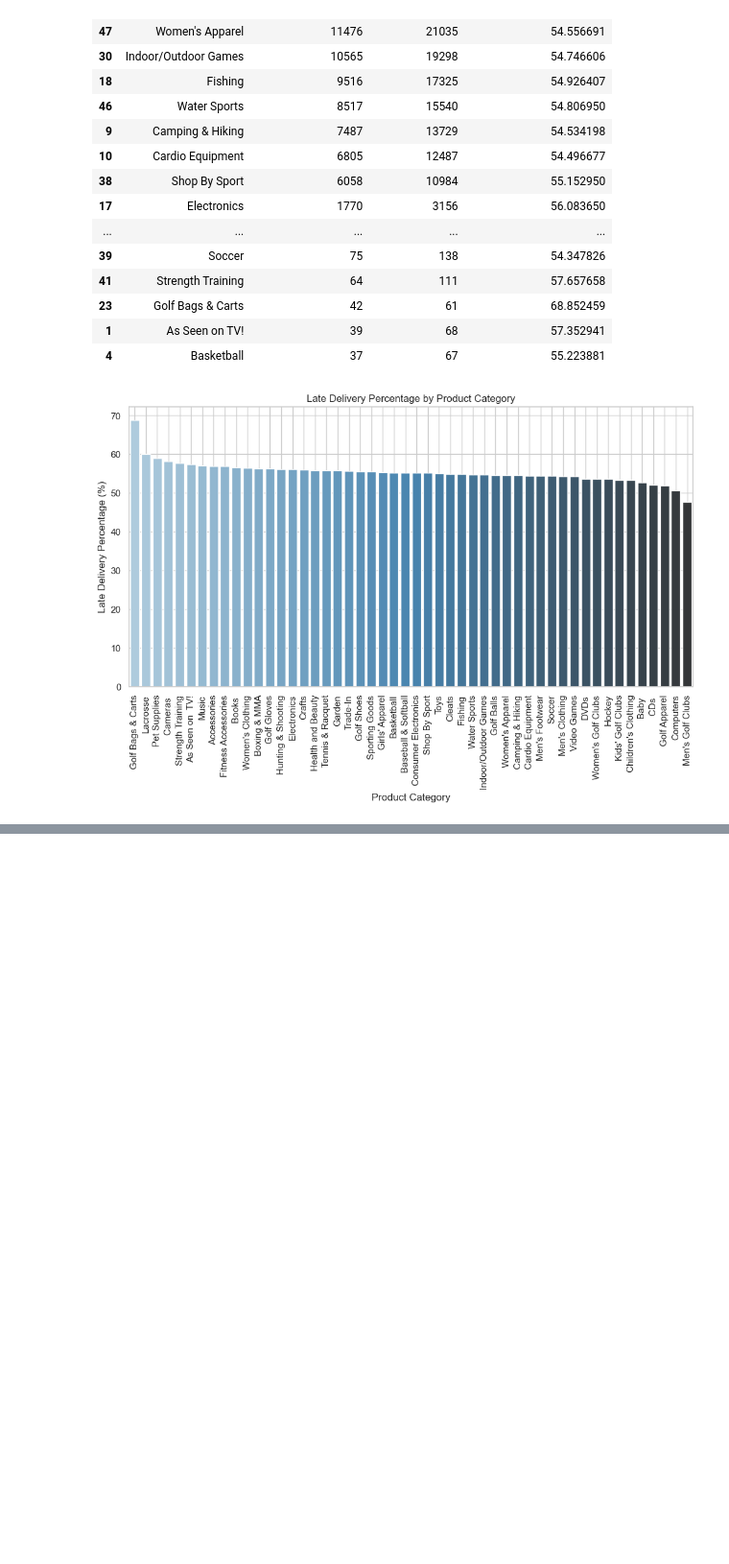
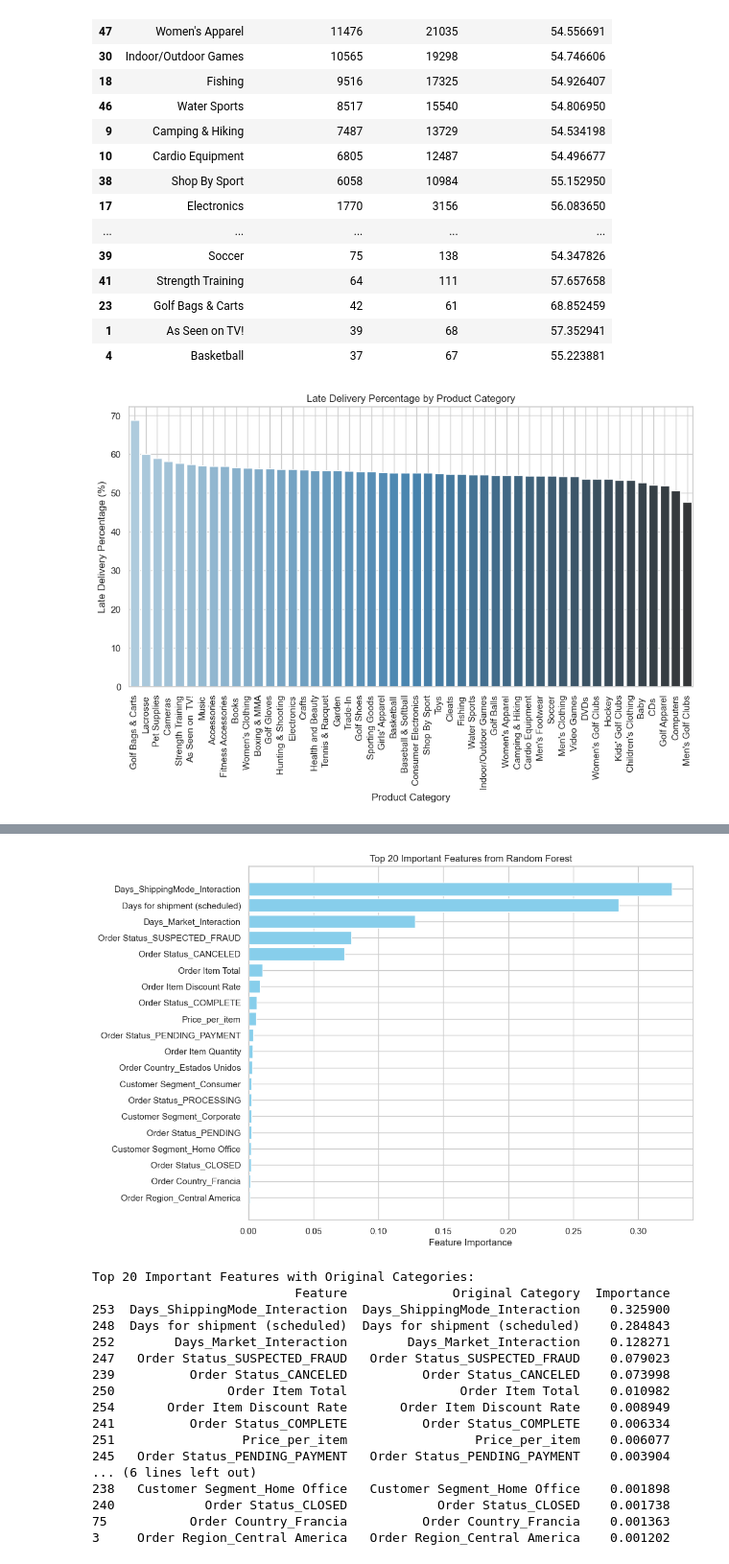
Before and after one commit to jforeroluque/Supply_Chain_Analysis, a Jupyter notebook: DMS020_Supply_Chain.ipynb, the cells around one changed output, grey strips where cells are left out. Shown at 96% size. Drawn from its saved outputs; the diff is of its cells as text; code cells hidden in the pictures; blank space fills up the shorter version.

Commit message:
Finished the ML models used for the analysis of hypothesis 1 and 2

```diff
--- a/DMS020_Supply_Chain.ipynb
+++ b/DMS020_Supply_Chain.ipynb
@@ -548,0 +628,20 @@ plt.show()
+# %%
+# Create a pipeline
+pipeline_rf = Pipeline(steps=[
+    ('preprocessor', preprocessor),
+    ('classifier', rf_Supply)
+])
+# %%
+# Split the data into training and testing sets
+X = df_cleaned[categorical_features_h1 + numeric_features_h1 + ['Market_index', 'Shipping_Mode_index']]
+y = df_cleaned['Late_delivery_risk']
+
+X_train, X_test, y_train, y_test = train_test_split(X, y, test_size=0.3, random_state=42)
+# %%
+# Fit the model and make predictions
+rf_model = pipeline_rf.fit(X_train, y_train)
+y_pred = rf_model.predict_proba(X_test)[:, 1]  # Get probabilities for class 1
+
+# Evaluate the model
+auc = roc_auc_score(y_test, y_pred)
+print(f"Random Forest AUC: {auc}")
@@ -548,0 +727,50 @@ plt.show()
+# %%
+# Plot the top 20 important features
+plt.figure(figsize=(10, 8))
+plt.barh(importance_data['Feature'].head(20), importance_data['Importance'].head(20), color='skyblue')
+plt.xlabel('Feature Importance')
+plt.title('Top 20 Important Features from Random Forest')
+plt.gca().invert_yaxis()  # Invert y-axis to have the most important feature on top
+plt.show()
+
+# Function to map one-hot encoded features back to their original category names
+def get_original_category(feature_name):
+    if '_ohe_' in feature_name:
+        col_name, index = feature_name.split('_ohe_h1_')
+        index = int(index)
+
+        # Mapping OneHotEncoder categories back to their original labels
+        encoder = best_model.named_steps['preprocessor'].transformers_[0][1]
+        original_labels = encoder.categories_[categorical_features_h1.index(col_name)]
+
+        if index < len(original_labels):
+            return original_labels[index]
+        else:
+            return "Unknown Category"
+    return feature_name
+
+# Apply the function to map feature names back to their original categories
+importance_data['Original Category'] = importance_data['Feature'].apply(get_original_category)
+
+# Display the top 20 features with their original categories
+print("Top 20 Important Features with Original Categories:")
+print(importance_data[['Feature', 'Original Category', 'Importance']].head(20))
+# %% [output]
+[figure, added]
+Top 20 Important Features with Original Categories:
+                           Feature              Original Category  Importance
+253  Days_ShippingMode_Interaction  Days_ShippingMode_Interaction    0.325900
+248  Days for shipment (scheduled)  Days for shipment (scheduled)    0.284843
+252        Days_Market_Interaction        Days_Market_Interaction    0.128271
+247   Order Status_SUSPECTED_FRAUD   Order Status_SUSPECTED_FRAUD    0.079023
+239          Order Status_CANCELED          Order Status_CANCELED    0.073998
+250               Order Item Total               Order Item Total    0.010982
+254       Order Item Discount Rate       Order Item Discount Rate    0.008949
+241          Order Status_COMPLETE          Order Status_COMPLETE    0.006334
+251                 Price_per_item                 Price_per_item    0.006077
+245   Order Status_PENDING_PAYMENT   Order Status_PENDING_PAYMENT    0.003904
+... (6 lines left out)
+238   Customer Segment_Home Office   Customer Segment_Home Office    0.001898
+240            Order Status_CLOSED            Order Status_CLOSED    0.001738
+75           Order Country_Francia          Order Country_Francia    0.001363
+3     Order Region_Central America   Order Region_Central America    0.001202
```
Also changed, not shown: parts of 47 cells of this notebook.
